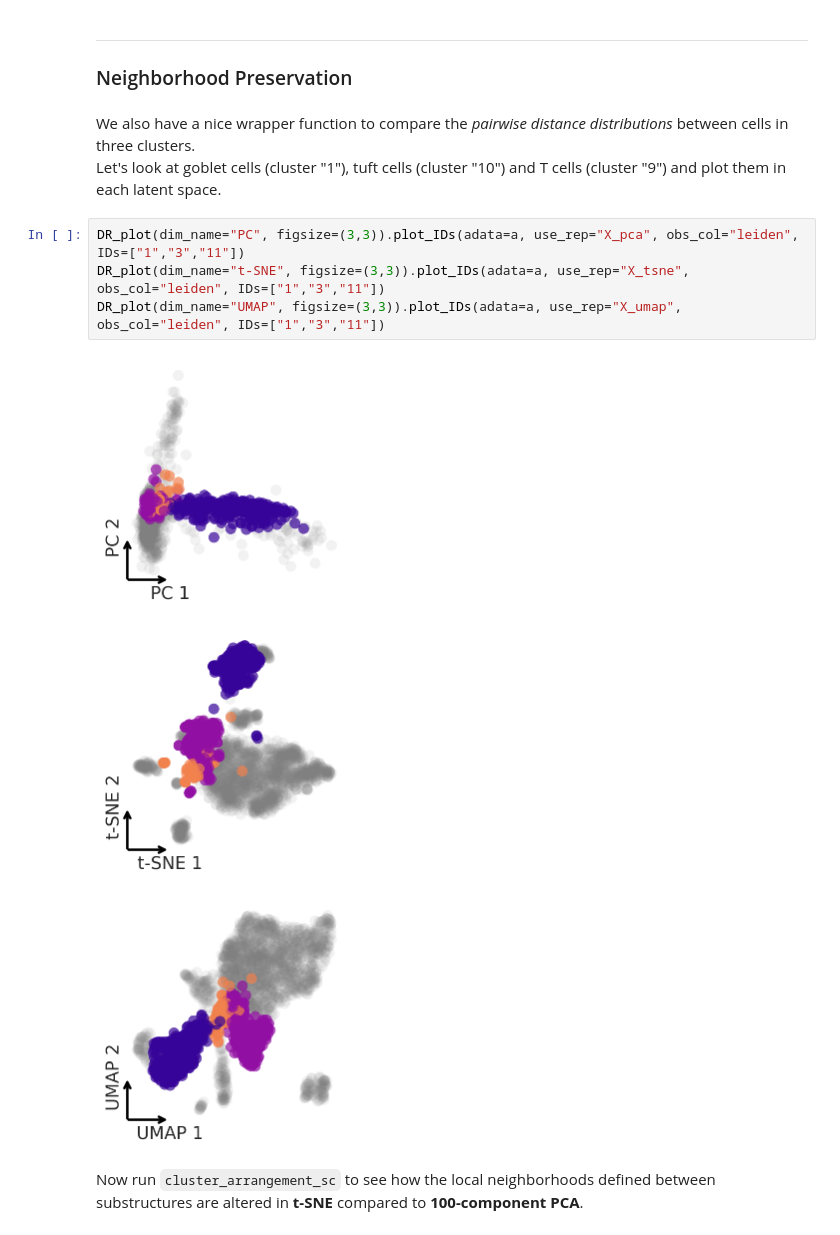
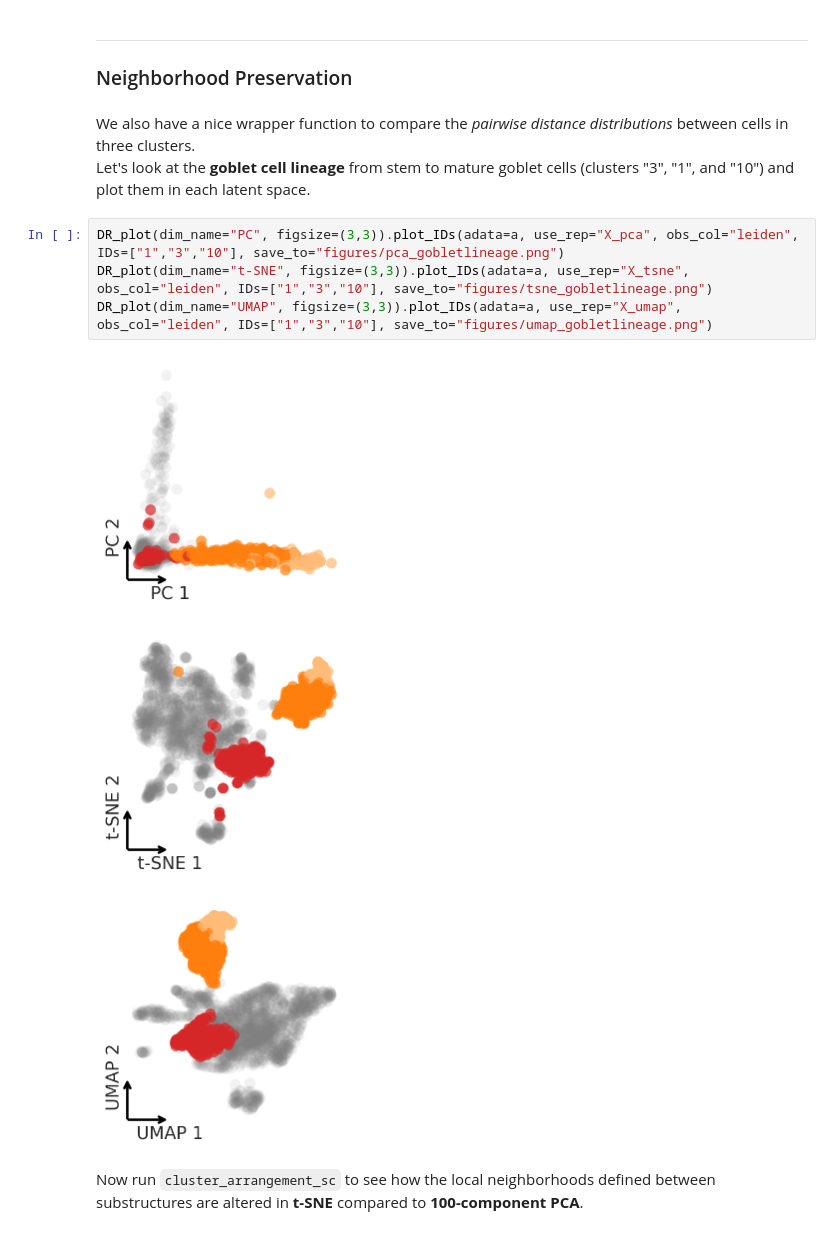
Before and after one commit to bobchen1701/STAR_Protocol, a Jupyter notebook: DR_analysis.ipynb, the cells around one changed output. Cells and saved outputs as stored; diff of their text form.

Commit message:
draft analysis of tSNE vs UMAP for human colon sample

```diff
--- a/DR_analysis.ipynb
+++ b/DR_analysis.ipynb
@@ -245,15 +241,15 @@ Wall time: 590 ms
 ### Neighborhood Preservation
 # %% [markdown]
 We also have a nice wrapper function to compare the _pairwise distance distributions_ between cells in three clusters.
-Let's look at goblet cells (cluster "1"), tuft cells (cluster "10") and T cells (cluster "9") and plot them in each latent space.
+Let's look at the __goblet cell lineage__ from stem to mature goblet cells (clusters "3", "1", and "10") and plot them in each latent space.
 # %%
-DR_plot(dim_name="PC", figsize=(3,3)).plot_IDs(adata=a, use_rep="X_pca", obs_col="leiden", IDs=["1","3","11"])
-DR_plot(dim_name="t-SNE", figsize=(3,3)).plot_IDs(adata=a, use_rep="X_tsne", obs_col="leiden", IDs=["1","3","11"])
-DR_plot(dim_name="UMAP", figsize=(3,3)).plot_IDs(adata=a, use_rep="X_umap", obs_col="leiden", IDs=["1","3","11"])
+DR_plot(dim_name="PC", figsize=(3,3)).plot_IDs(adata=a, use_rep="X_pca", obs_col="leiden", IDs=["1","3","10"], save_to="figures/pca_gobletlineage.png")
+DR_plot(dim_name="t-SNE", figsize=(3,3)).plot_IDs(adata=a, use_rep="X_tsne", obs_col="leiden", IDs=["1","3","10"], save_to="figures/tsne_gobletlineage.png")
+DR_plot(dim_name="UMAP", figsize=(3,3)).plot_IDs(adata=a, use_rep="X_umap", obs_col="leiden", IDs=["1","3","10"], save_to="figures/umap_gobletlineage.png")
 # %% [output]
-[figure, old version]
+[figure, new version]
-[figure, old version]
+[figure, new version]
-[figure, old version]
+[figure, new version]
 # %% [markdown]
 Now run `cluster_arrangement_sc` to see how the local neighborhoods defined between substructures are altered in __t-SNE__ compared to __100-component PCA__.
 # %%
```
Also changed, not shown: parts of 26 cells of this notebook, 1 other file.
